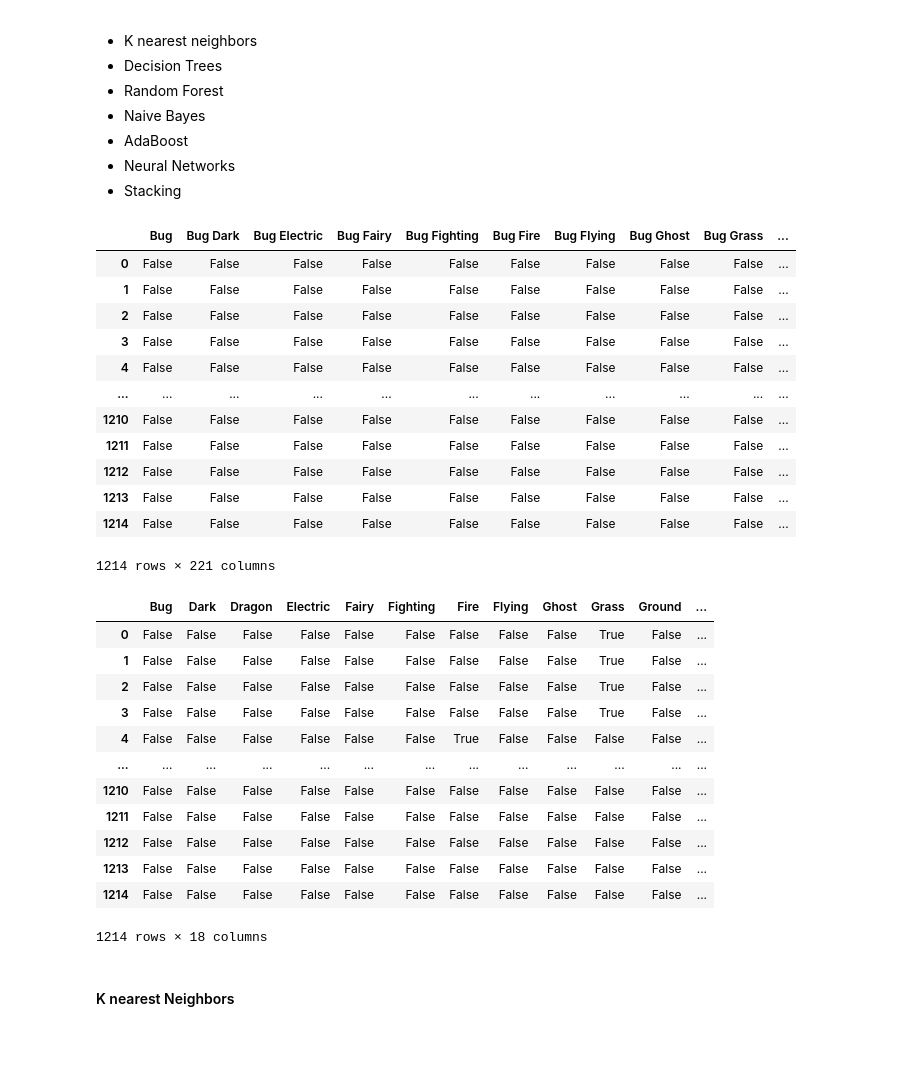
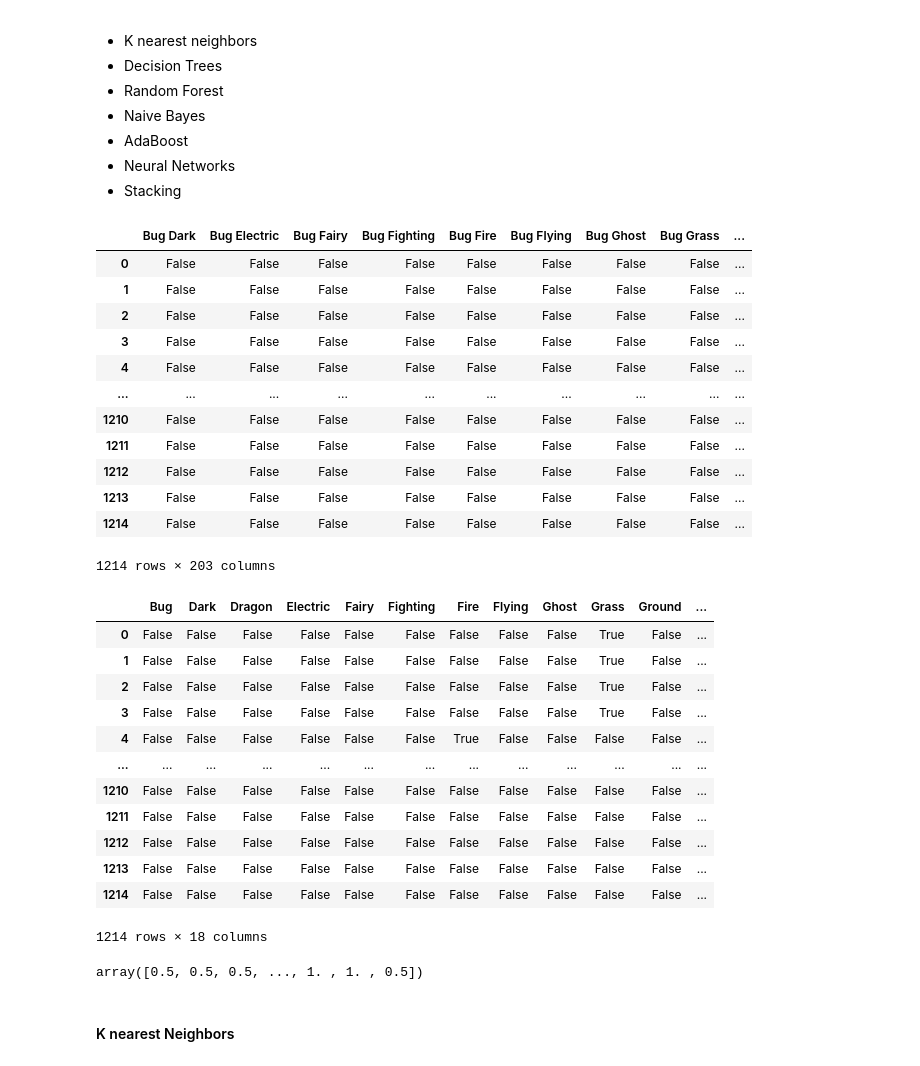
Before and after one commit to MayaLee393/Pokemon_ML, a Jupyter notebook: pokemon.ipynb, the cells around one changed output. Cells and saved outputs as stored; diff of their text form; code cells hidden in the pictures.

```diff
--- a/pokemon.ipynb
+++ b/pokemon.ipynb
@@ -365,6 +385,0 @@ plt.show()
-# %%
-data.fillna({"Type 2":""}, inplace=True)
-types = data['Type 1'] + " " + data['Type 2']
-#inserting merged columns into the data set
-data.insert(5, "Types", types)
-display(data.head())
@@ -405,8 +476,8 @@ df.to_csv("pokemon_csv_with_heightweight.csv", index=False)
 # %%
 
 # Read the pre-saved height and weight data
-# height_weight_data = pd.read_csv(r"C:\Users\kevin barcenas\Documents\GitHub\Pokemon_ML\height_weight.csv",encoding="latin1")
-height_weight_data = pd.read_csv(r"height_weight.csv",encoding="latin1")
+height_weight_data = pd.read_csv(r"C:\Users\kevin barcenas\Documents\GitHub\Pokemon_ML\height_weight.csv",encoding="latin1")
+#height_weight_data = pd.read_csv(r"height_weight.csv",encoding="latin1")
 
 # Extract only the height and weight columns
 ht_wt = height_weight_data.iloc[:, -2:]
@@ -417,5 +488,5 @@ data['Weight'] = ht_wt['Weight'].dropna()
 data['Height'] = data['Height'].astype(float)
 data['Weight'] = data['Weight'].astype(float)
 # Display the updated data
-display(data)
+display(data.head())
 # %% [output]
@@ -435,18 +498,0 @@ display(data)
-# %%
-# Data Cleaning: Remove Image column and Index column
-
-data.dropna(inplace=True) # dropping pokemons without height and weight
-first_type_label = data['Type 1']
-data.drop("Image", axis=1, inplace=True) # Drop image column, not necessary for models
-data.drop("Index", axis=1, inplace=True) # Drop the Index column, inputting ordered information could mess up the model
-data.drop("Type 1", axis=1, inplace=True)
-data.drop("Type 2", axis=1, inplace=True)
-data.drop("Name", axis=1, inplace=True)
-data.drop("Total", axis=1, inplace =True) # Uncomment for later since its a total of all the other columns
-
-#Separating Labels and Features
-class_labels = data['Types']
-features = data.copy(deep=True)
-features.drop('Types', axis=1, inplace=True) #
-display(features.head())
-display(class_labels)
@@ -622,40 +603,46 @@ Trying to predict what type a pokemon would be depending on their statistics.
 - Neural Networks
 - Stacking
 # %%
+
+class_labels = data['Types']
+first_type_label = data['Type 1']
 # One Hot
 one_hot_labels = pd.get_dummies(class_labels)
 display(one_hot_labels)
 
 # One Hot Encoding First
 one_hot_first = pd.get_dummies(first_type_label)
 display(one_hot_first)
 
 # create sample weights for the class
 sample_weights = []
 
 for index, row in data.iterrows():
     types = row['Types']
 
     # Get the weight for this type combination from weight_dict
     weight = weight_dict.get(types, (1, 0))  # Default to (1, 0) if not found
     sample_weights.append(weight[0])  # Using the weight for the primary type
 
 
 sample_weights = np.array(sample_weights)
+
+best_accuracy = 0
+best_model = None
 # %% [output]
-|  | Bug | Bug Dark | Bug Electric | Bug Fairy | Bug Fighting | Bug Fire | Bug Flying | Bug Ghost | Bug Grass | ... |
-| 0 | False | False | False | False | False | False | False | False | False | ... |
-| 1 | False | False | False | False | False | False | False | False | False | ... |
-| 2 | False | False | False | False | False | False | False | False | False | ... |
-| 3 | False | False | False | False | False | False | False | False | False | ... |
-| 4 | False | False | False | False | False | False | False | False | False | ... |
-| ... | ... | ... | ... | ... | ... | ... | ... | ... | ... | ... |
-| 1210 | False | False | False | False | False | False | False | False | False | ... |
-| 1211 | False | False | False | False | False | False | False | False | False | ... |
-| 1212 | False | False | False | False | False | False | False | False | False | ... |
-| 1213 | False | False | False | False | False | False | False | False | False | ... |
-| 1214 | False | False | False | False | False | False | False | False | False | ... |
+|  | Bug Dark | Bug Electric | Bug Fairy | Bug Fighting | Bug Fire | Bug Flying | Bug Ghost | Bug Grass | ... |
+| 0 | False | False | False | False | False | False | False | False | ... |
+| 1 | False | False | False | False | False | False | False | False | ... |
+| 2 | False | False | False | False | False | False | False | False | ... |
+| 3 | False | False | False | False | False | False | False | False | ... |
+| 4 | False | False | False | False | False | False | False | False | ... |
+| ... | ... | ... | ... | ... | ... | ... | ... | ... | ... |
+| 1210 | False | False | False | False | False | False | False | False | ... |
+| 1211 | False | False | False | False | False | False | False | False | ... |
+| 1212 | False | False | False | False | False | False | False | False | ... |
+| 1213 | False | False | False | False | False | False | False | False | ... |
+| 1214 | False | False | False | False | False | False | False | False | ... |
-1214 rows × 221 columns
+1214 rows × 203 columns
 |  | Bug | Dark | Dragon | Electric | Fairy | Fighting | Fire | Flying | Ghost | Grass | Ground | ... |
 | 0 | False | False | False | False | False | False | False | False | False | True | False | ... |
 | 1 | False | False | False | False | False | False | False | False | False | True | False | ... |
@@ -669,6 +656,7 @@ sample_weights = np.array(sample_weights)
 | 1213 | False | False | False | False | False | False | False | False | False | False | False | ... |
 | 1214 | False | False | False | False | False | False | False | False | False | False | False | ... |
 1214 rows × 18 columns
+array([0.5, 0.5, 0.5, ..., 1. , 1. , 0.5])
 # %% [markdown]
 #### K nearest Neighbors
 # %%
```
Also changed, not shown: parts of 56 cells of this notebook, 1 other file.
